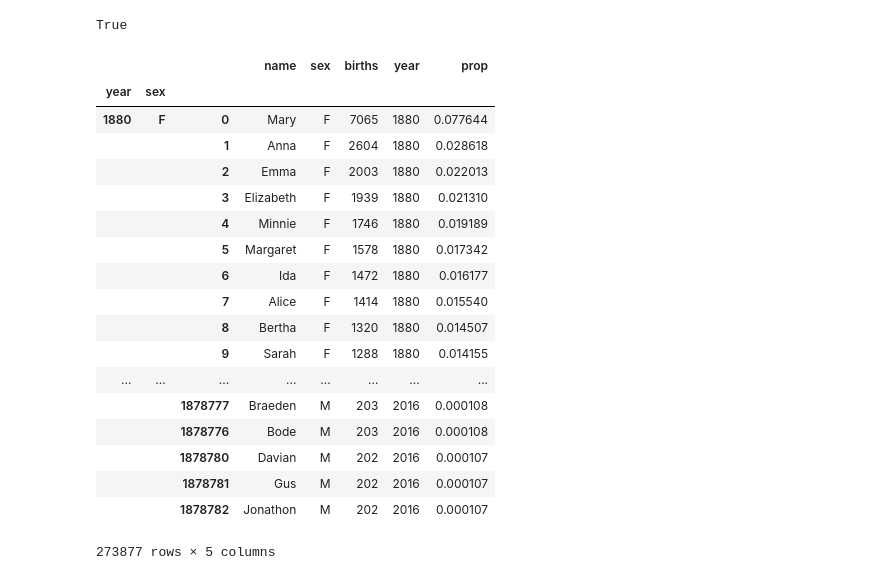
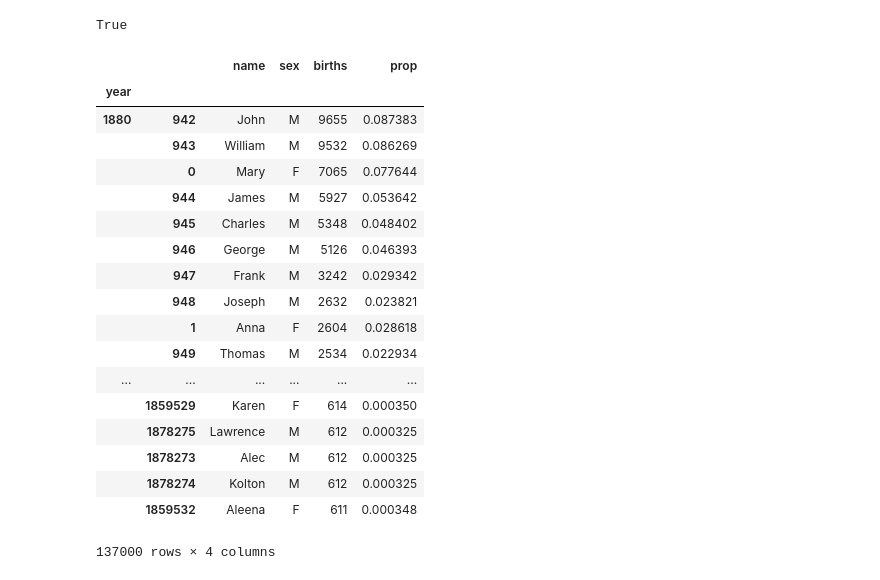
Before and after one commit to wonderui/Python-Practice, a Jupyter notebook: 1_Courses/6_Python_for_Data_Analysis/babynames/babynames.ipynb, the cells around one changed output. Cells and saved outputs as stored; diff of their text form; code cells hidden in the pictures.

```diff
--- a/1_Courses/6_Python_for_Data_Analysis/babynames/babynames.ipynb
+++ b/1_Courses/6_Python_for_Data_Analysis/babynames/babynames.ipynb
@@ -125,27 +126,28 @@ True
 # %%
 def get_top1000(group):
     return group.sort_values(by = 'births', ascending = False)[:1000]
 
-grouped = names.groupby(['year', 'sex'])
+grouped = names.groupby('year')
 top1000 = grouped.apply(get_top1000)
+del top1000['year']
 top1000
 # %% [output]
-|  |  |  | name | sex | births | year | prop |
-| year | sex |  |  |  |  |  |  |
-| 1880 | F | 0 | Mary | F | 7065 | 1880 | 0.077644 |
-|  |  | 1 | Anna | F | 2604 | 1880 | 0.028618 |
-|  |  | 2 | Emma | F | 2003 | 1880 | 0.022013 |
-|  |  | 3 | Elizabeth | F | 1939 | 1880 | 0.021310 |
-|  |  | 4 | Minnie | F | 1746 | 1880 | 0.019189 |
-|  |  | 5 | Margaret | F | 1578 | 1880 | 0.017342 |
-|  |  | 6 | Ida | F | 1472 | 1880 | 0.016177 |
-|  |  | 7 | Alice | F | 1414 | 1880 | 0.015540 |
-|  |  | 8 | Bertha | F | 1320 | 1880 | 0.014507 |
-|  |  | 9 | Sarah | F | 1288 | 1880 | 0.014155 |
-| ... | ... | ... | ... | ... | ... | ... | ... |
-|  |  | 1878777 | Braeden | M | 203 | 2016 | 0.000108 |
-|  |  | 1878776 | Bode | M | 203 | 2016 | 0.000108 |
-|  |  | 1878780 | Davian | M | 202 | 2016 | 0.000107 |
-|  |  | 1878781 | Gus | M | 202 | 2016 | 0.000107 |
-|  |  | 1878782 | Jonathon | M | 202 | 2016 | 0.000107 |
+|  |  | name | sex | births | prop |
+| year |  |  |  |  |  |
+| 1880 | 942 | John | M | 9655 | 0.087383 |
+|  | 943 | William | M | 9532 | 0.086269 |
+|  | 0 | Mary | F | 7065 | 0.077644 |
+|  | 944 | James | M | 5927 | 0.053642 |
+|  | 945 | Charles | M | 5348 | 0.048402 |
+|  | 946 | George | M | 5126 | 0.046393 |
+|  | 947 | Frank | M | 3242 | 0.029342 |
+|  | 948 | Joseph | M | 2632 | 0.023821 |
+|  | 1 | Anna | F | 2604 | 0.028618 |
+|  | 949 | Thomas | M | 2534 | 0.022934 |
+| ... | ... | ... | ... | ... | ... |
+|  | 1859529 | Karen | F | 614 | 0.000350 |
+|  | 1878275 | Lawrence | M | 612 | 0.000325 |
+|  | 1878273 | Alec | M | 612 | 0.000325 |
+|  | 1878274 | Kolton | M | 612 | 0.000325 |
+|  | 1859532 | Aleena | F | 611 | 0.000348 |
-273877 rows × 5 columns
+137000 rows × 4 columns
```
Also changed, not shown: parts of 21 cells of this notebook.
